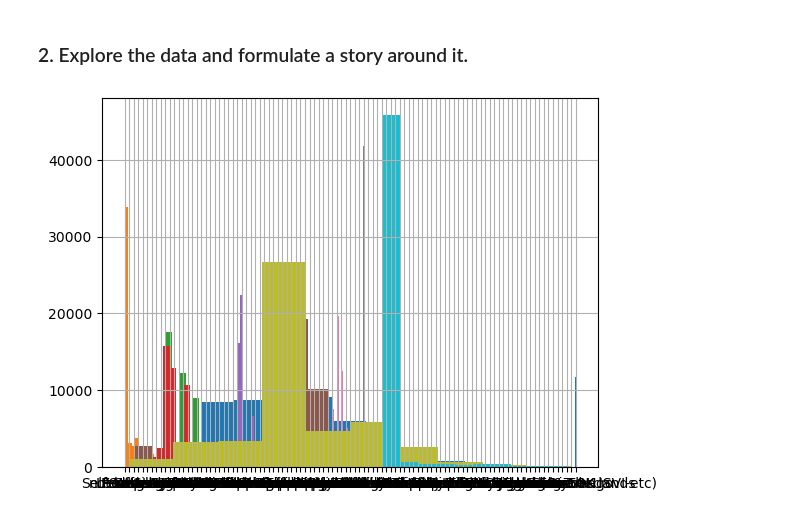
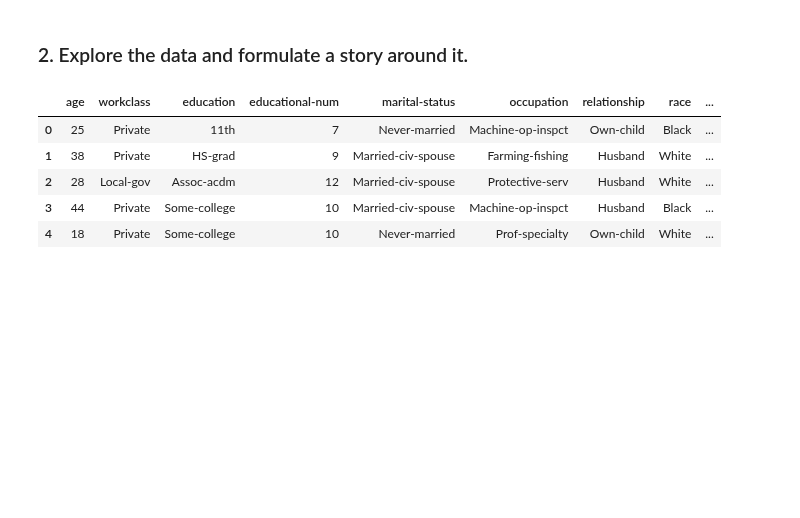
Before and after one commit to vanslykeaudio/SpringBoardDataScience, a Jupyter notebook: Data_Storytelling_Adult_Income_Dataset/Data_Storytelling_Adult_Income_Dataset.ipynb, the cells around one changed output. Saved outputs shown, nothing was run; the diff lists cells and outputs as text; code cells hidden in the pictures; blank space fills up the shorter version.

```diff
--- a/Data_Storytelling_Adult_Income_Dataset/Data_Storytelling_Adult_Income_Dataset.ipynb
+++ b/Data_Storytelling_Adult_Income_Dataset/Data_Storytelling_Adult_Income_Dataset.ipynb
@@ -140,5 +155,0 @@ After taking a look at specifically the **?** values in workcalss and occupation
-# %%
-# replace '?' with 'not-available'
-df['workclass'].replace('?', 'not-available', inplace=True)
-df['occupation'].replace('?', 'not-available', inplace=True)
-df[df['workclass'] == "not-available"]
@@ -158,0 +190,9 @@ df[df['workclass'] == "not-available"]
+# %%
+# replace '?' with 'not-available'
+# convert all '?' to NaN in 'occupation' column and replace '?' with 'Private' in 'workclass' column
+df['workclass'].replace('?', 'Private', inplace=True)
+df['occupation'].replace('?', np.NaN, inplace=True)
+
+# proportionally fill NaN in 'occupation with 'Prof-specialty', 'Craft-repair', 'Exec-managerial'
+df['occupation'] = df['occupation'].fillna(pd.Series(np.random.choice(['Prof-specialty', 'Craft-repair', 'Exec-managerial'],
+                                                      p=[.335, .335, .33], size=len(df))))
@@ -185,3 +257,3 @@ Name: native-country, dtype: int64
 # %%
-# We discovered a '?' in the native-country column! we should replace that with 'unkown'
-df['native-country'].replace('?', 'unknown', inplace=True)
+# We discovered a '?' in the native-country column! we should replace that with the overwhelming majority of 'United-States'
+df['native-country'].replace('?', 'United-States', inplace=True)
@@ -192,11 +261,13 @@ for col in cols_list:
 Based upon what was found, 'native-country', would likely be too large to visualize but still would be insightful to the income of individuals. Enough data cleaning let's explore the data more visually!
 # %% [markdown]
 ### 2. Explore the data and formulate a story around it. ###
-# %%
-# let's start by assessing things generally by doing histograms of every column except for the 'gender' column which is clearly an unbalanced binary
-figure, ax = plt.plot()
-for col in df.columns:
-    if col != 'gender':
-        df[col].hist()
-# %% [output]
-[figure, removed]
+# %%
+# let's print the head of 'df' so as to have a full list of data to work with
+df.head()
+# %% [output]
+|  | age | workclass | education | educational-num | marital-status | occupation | relationship | race | ... |
+| 0 | 25 | Private | 11th | 7 | Never-married | Machine-op-inspct | Own-child | Black | ... |
+| 1 | 38 | Private | HS-grad | 9 | Married-civ-spouse | Farming-fishing | Husband | White | ... |
+| 2 | 28 | Local-gov | Assoc-acdm | 12 | Married-civ-spouse | Protective-serv | Husband | White | ... |
+| 3 | 44 | Private | Some-college | 10 | Married-civ-spouse | Machine-op-inspct | Husband | Black | ... |
+| 4 | 18 | Private | Some-college | 10 | Never-married | Prof-specialty | Own-child | White | ... |
```
Also changed, not shown: parts of 10 cells of this notebook.
